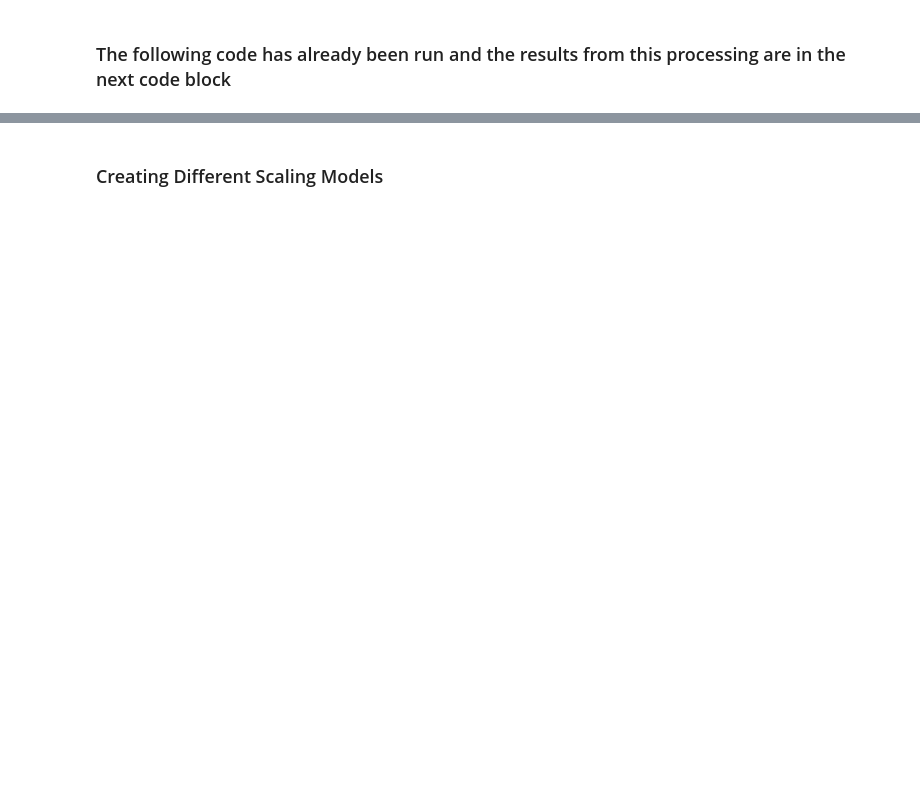
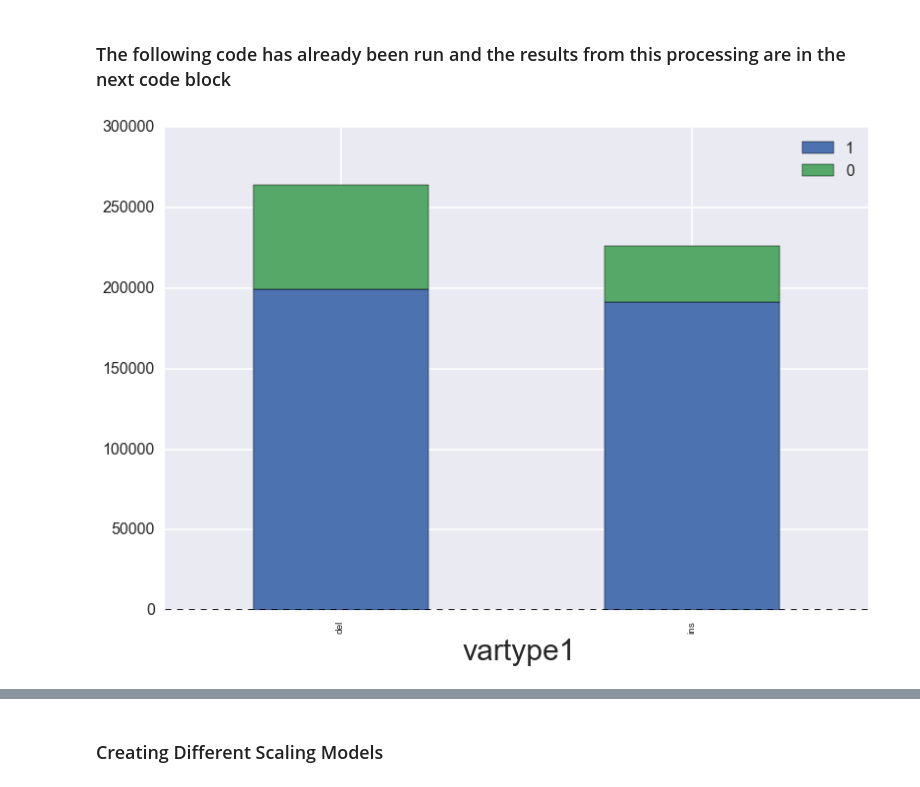
Before and after one commit to Schork-Lab/cg-classifier, a Jupyter notebook: ipynb/cg_RF_GBC_NA12878.ipynb, the cells around one changed output, grey strips where cells are left out. Drawn from its saved outputs; the diff is of its cells as text; code cells hidden in the pictures; blank space fills up the shorter version.

```diff
--- a/ipynb/cg_RF_GBC_NA12878.ipynb
+++ b/ipynb/cg_RF_GBC_NA12878.ipynb
@@ -395,0 +394,10 @@ training_set['allelic_imbal'] = allele_imbalance_pval
+# %%
+
+indel1_counts_truth = tp_fp.groupby('vartype1')['truth'].value_counts()[['del','ins']]
+indel2_counts_truth = tp_fp.groupby('vartype2')['truth'].value_counts()[['del','ins']]
+indel1_2_counts_truth = indel1_counts_truth.add(indel2_counts_truth,fill_value=0)
+# %%
+plt = indel1_2_counts_truth.unstack().plot(kind='bar',stacked=True)
+plt.xaxis.label.set_size(30)
+# %% [output]
+[figure, added]
```
Also changed, not shown: parts of 12 cells of this notebook.
